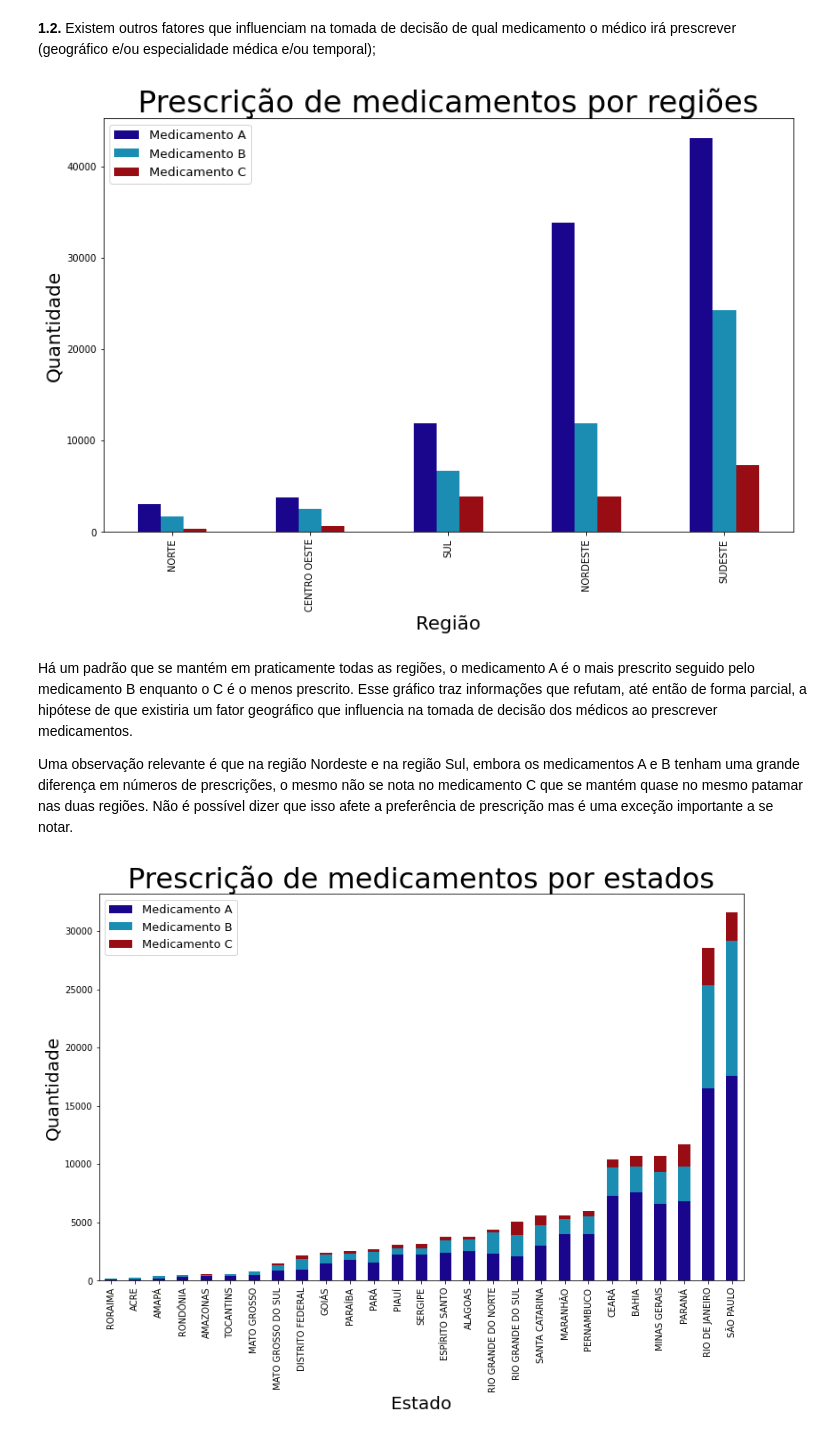
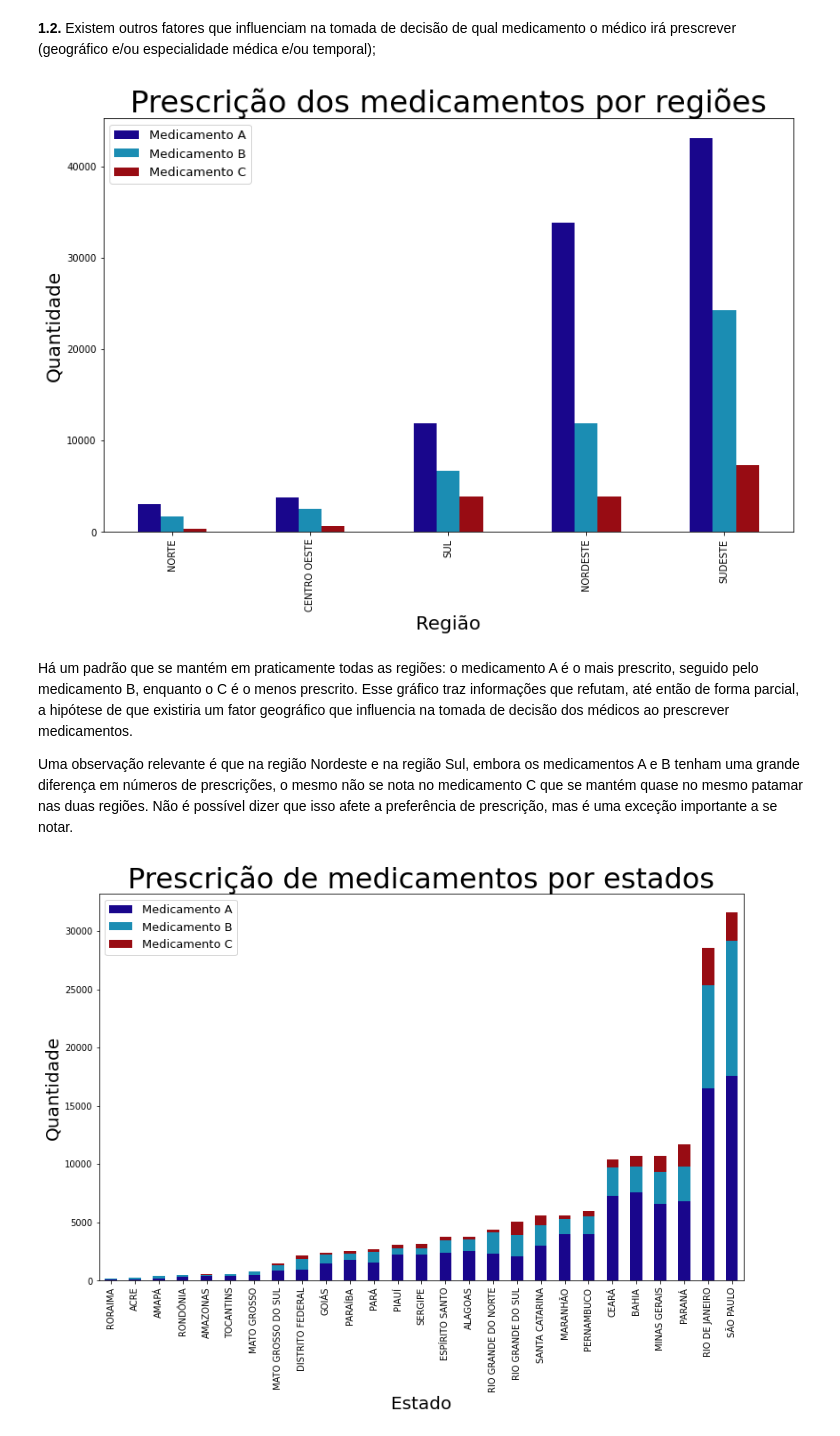
Before and after one commit to Juniorffonseca/processo_seletivo, a Jupyter notebook: teste_processo_seletivo.ipynb, the cells around one changed output. Cells and saved outputs as stored; diff of their text form; code cells hidden in the pictures.

```diff
--- a/teste_processo_seletivo.ipynb
+++ b/teste_processo_seletivo.ipynb
@@ -75,39 +75,39 @@ e/ou temporal);
 # %%
 # Carregando o arquivo csv em uma variável.
 prescricoes_2 = pd.read_csv('prescricoes.csv', sep = ';', encoding='latin-1')
 
 # Fazendo a contagem de Medicamentos prescritos por região e passando para o dataframe, após isso reseta os indexs.
 prescricoes_2 = prescricoes_2[['Medicamento_prescrito', 'Regiao']].value_counts().to_frame()
 prescricoes_2 = prescricoes_2.reset_index()
 
 # Usando map nas regiões como strings e retornando como lista para a coluna 'Regiao' do df 'prescricoes_2'.
 prescricoes_2['Regiao'] = list(map(str, prescricoes_2['Regiao']))
 
 # Aplicando pivot para passar 'Regiao' como index e deixar apenas 'Medicamento_prescrito' como coluna.
 prescricoes_2 = prescricoes_2.pivot(index='Regiao', columns='Medicamento_prescrito')
 
 # Criando uma coluna de média do número de medicamentos, ordenando em ordem crescente e deletando a coluna de média.
 prescricoes_2['Media_medicamentos'] = prescricoes_2.mean(axis=1)
 prescricoes_2 = prescricoes_2.sort_values('Media_medicamentos')
 del prescricoes_2['Media_medicamentos']
 
 # Criando o plot.
 prescricoes_2.plot(kind = 'bar', stacked = 0, figsize = (13, 8), alpha = 1, color = lista)
 
 # 'Configurações' do plot (frequência dos ticks no eixo x, título, conteúdo das labels, tamanhos das fontes, legenda etc).
-plt.title('Prescrição de medicamentos por regiões', size = 32)
+plt.title('Prescrição dos medicamentos por regiões', size = 32)
 plt.xlabel('Região', size = 20)
 plt.ylabel('Quantidade', size = 20)
 plt.legend(['Medicamento A', 'Medicamento B', 'Medicamento C'], loc = 'best', prop={'size': 13})
 
 # Plotando o gráfico.
 plt.show()
 # %% [output]
-[figure, old version]
+[figure, new version]
 # %% [markdown]
-Há um padrão que se mantém em praticamente todas as regiões, o medicamento A é o mais prescrito seguido pelo medicamento B enquanto o C é o menos prescrito. Esse gráfico traz informações que refutam, até então de forma parcial, a hipótese de que existiria um fator geográfico que influencia na tomada de decisão dos médicos ao prescrever medicamentos.
+Há um padrão que se mantém em praticamente todas as regiões: o medicamento A é o mais prescrito, seguido pelo medicamento B, enquanto o C é o menos prescrito. Esse gráfico traz informações que refutam, até então de forma parcial, a hipótese de que existiria um fator geográfico que influencia na tomada de decisão dos médicos ao prescrever medicamentos.
 
-Uma observação relevante é que na região Nordeste e na região Sul, embora os medicamentos A e B tenham uma grande diferença em números de prescrições, o mesmo não se nota no medicamento C que se mantém quase no mesmo patamar nas duas regiões. Não é possível dizer que isso afete a preferência de prescrição mas é uma exceção importante a se notar.
+Uma observação relevante é que na região Nordeste e na região Sul, embora os medicamentos A e B tenham uma grande diferença em números de prescrições, o mesmo não se nota no medicamento C que se mantém quase no mesmo patamar nas duas regiões. Não é possível dizer que isso afete a preferência de prescrição, mas é uma exceção importante a se notar.
 # %%
 # Carregando o arquivo csv em uma variável.
 prescricoes_3 = pd.read_csv('prescricoes.csv', sep = ';', encoding='latin-1')
```
Also changed, not shown: parts of 12 cells of this notebook.
